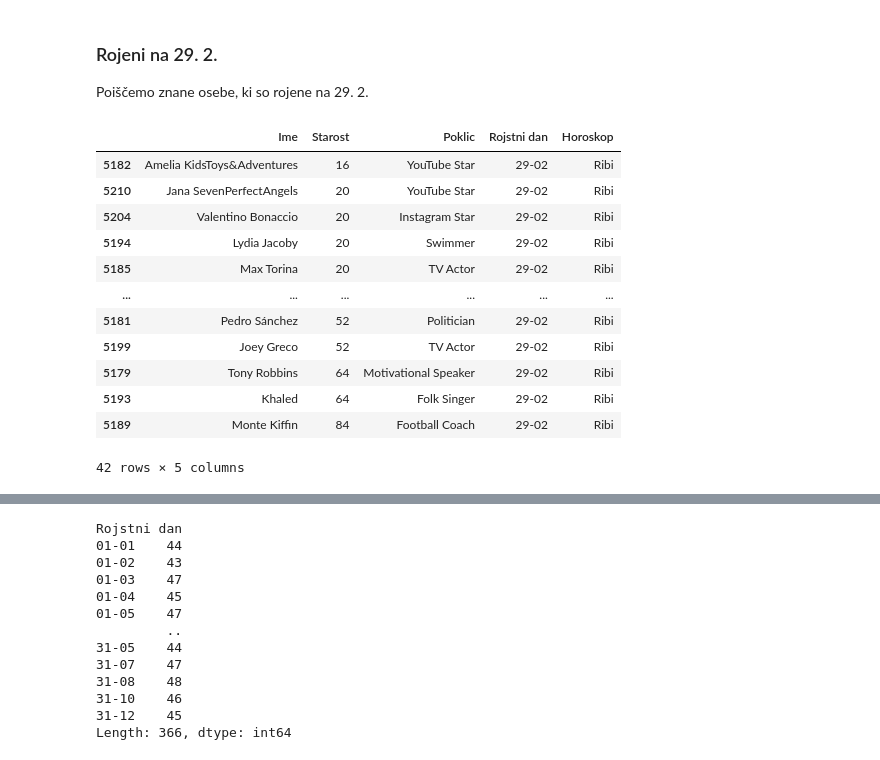
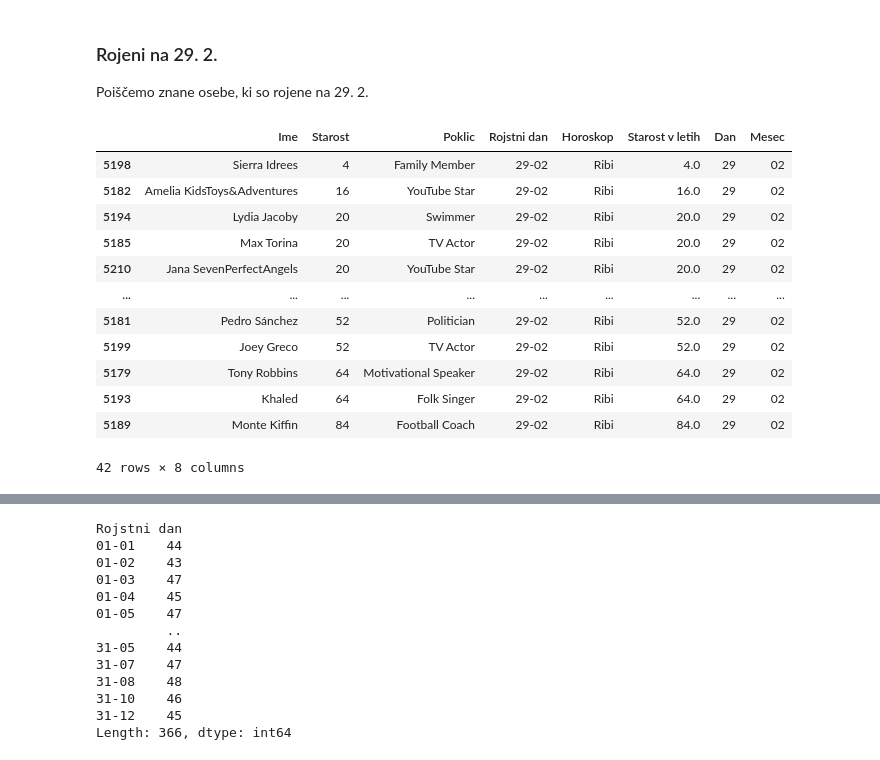
Before and after one commit to JasminaMazej/Projektna-naloga, a Jupyter notebook: analiza.ipynb, the cells around one changed output, grey strips where cells are left out. Drawn from its saved outputs; the diff is of its cells as text; code cells hidden in the pictures.

```diff
--- a/analiza.ipynb
+++ b/analiza.ipynb
@@ -55,18 +55,18 @@ Poiščemo znane osebe, ki so rojene na 29. 2.
 # %%
 filter_rojeni_na_prestopno_leto = LJUDJE['Rojstni dan'] == '29-02'
 rojeni_na_prestopno_leto = LJUDJE[filter_rojeni_na_prestopno_leto]
-rojeni_na_prestopno_leto.sort_values('Starost')
+rojeni_na_prestopno_leto.sort_values('Starost v letih')
 # %% [output]
-|  | Ime | Starost | Poklic | Rojstni dan | Horoskop |
-| 5182 | Amelia KidsToys&Adventures | 16 | YouTube Star | 29-02 | Ribi |
-| 5210 | Jana SevenPerfectAngels | 20 | YouTube Star | 29-02 | Ribi |
-| 5204 | Valentino Bonaccio | 20 | Instagram Star | 29-02 | Ribi |
-| 5194 | Lydia Jacoby | 20 | Swimmer | 29-02 | Ribi |
-| 5185 | Max Torina | 20 | TV Actor | 29-02 | Ribi |
-| ... | ... | ... | ... | ... | ... |
-| 5181 | Pedro Sánchez | 52 | Politician | 29-02 | Ribi |
-| 5199 | Joey Greco | 52 | TV Actor | 29-02 | Ribi |
-| 5179 | Tony Robbins | 64 | Motivational Speaker | 29-02 | Ribi |
-| 5193 | Khaled | 64 | Folk Singer | 29-02 | Ribi |
-| 5189 | Monte Kiffin | 84 | Football Coach | 29-02 | Ribi |
+|  | Ime | Starost | Poklic | Rojstni dan | Horoskop | Starost v letih | Dan | Mesec |
+| 5198 | Sierra Idrees | 4 | Family Member | 29-02 | Ribi | 4.0 | 29 | 02 |
+| 5182 | Amelia KidsToys&Adventures | 16 | YouTube Star | 29-02 | Ribi | 16.0 | 29 | 02 |
+| 5194 | Lydia Jacoby | 20 | Swimmer | 29-02 | Ribi | 20.0 | 29 | 02 |
+| 5185 | Max Torina | 20 | TV Actor | 29-02 | Ribi | 20.0 | 29 | 02 |
+| 5210 | Jana SevenPerfectAngels | 20 | YouTube Star | 29-02 | Ribi | 20.0 | 29 | 02 |
+| ... | ... | ... | ... | ... | ... | ... | ... | ... |
+| 5181 | Pedro Sánchez | 52 | Politician | 29-02 | Ribi | 52.0 | 29 | 02 |
+| 5199 | Joey Greco | 52 | TV Actor | 29-02 | Ribi | 52.0 | 29 | 02 |
+| 5179 | Tony Robbins | 64 | Motivational Speaker | 29-02 | Ribi | 64.0 | 29 | 02 |
+| 5193 | Khaled | 64 | Folk Singer | 29-02 | Ribi | 64.0 | 29 | 02 |
+| 5189 | Monte Kiffin | 84 | Football Coach | 29-02 | Ribi | 84.0 | 29 | 02 |
-42 rows × 5 columns
+42 rows × 8 columns
```
Also changed, not shown: parts of 6 cells of this notebook, 1 other file.
